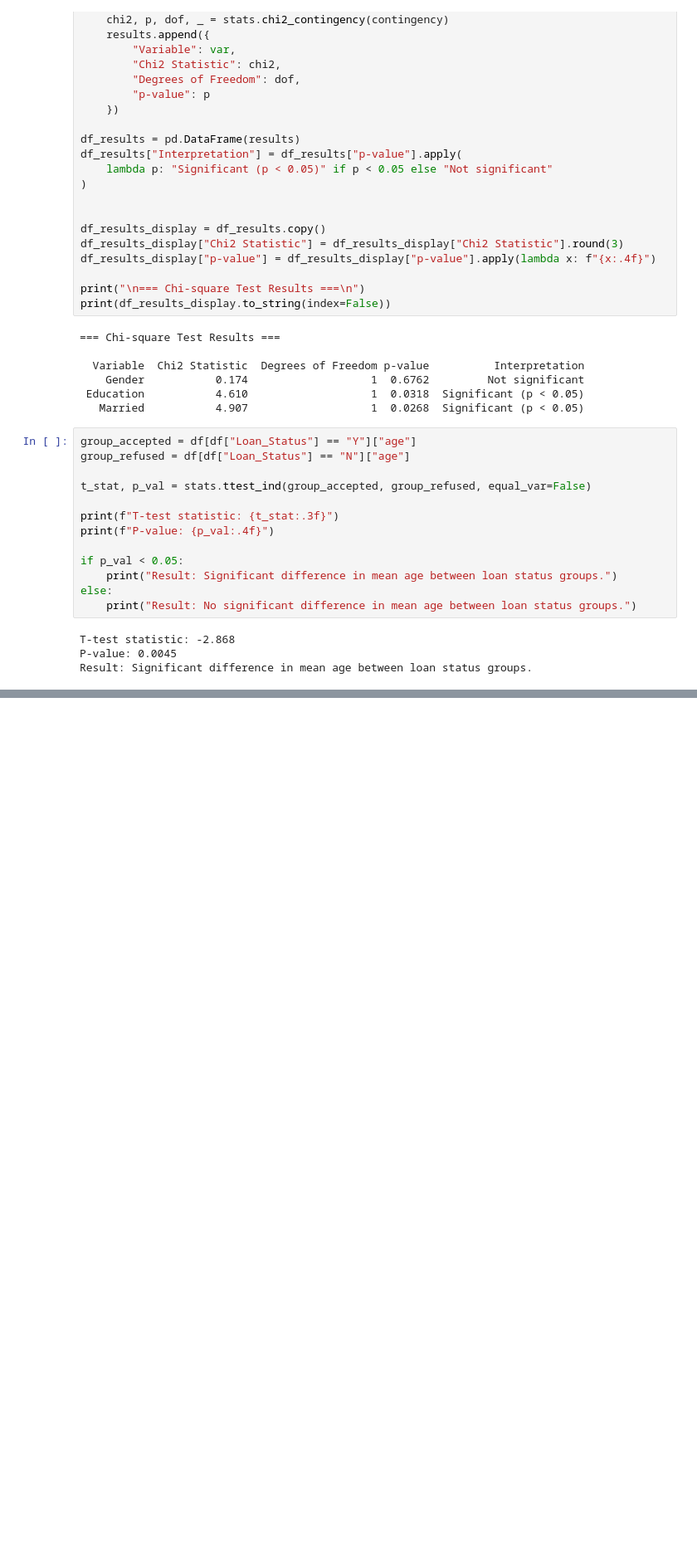
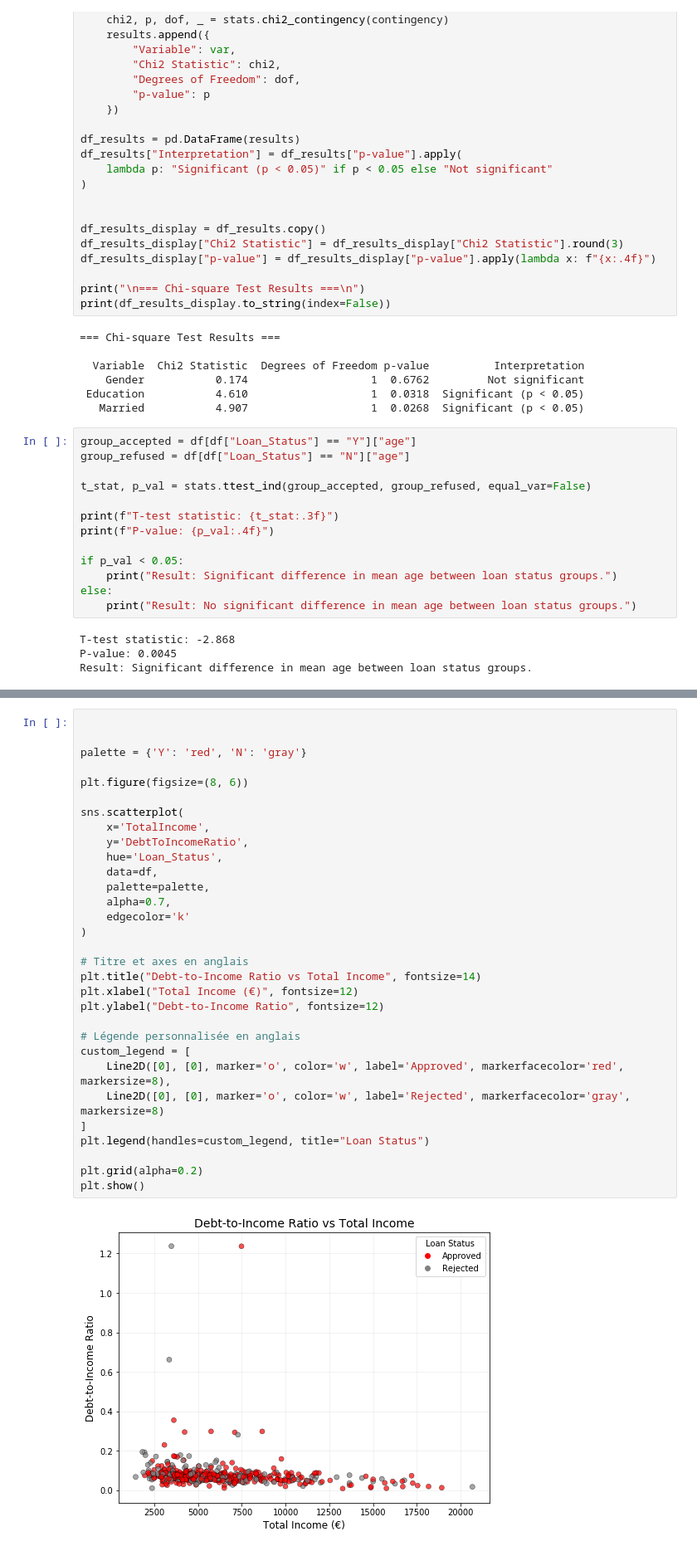
Before and after one commit to hana2808/Loan_Project, a Jupyter notebook: 3_KPI.ipynb, the cells around one changed output, grey strips where cells are left out. Shown: that part at 83% size. Drawn from its saved outputs; the diff is of its cells as text; blank space fills up the shorter version.

```diff
--- a/3_KPI.ipynb
+++ b/3_KPI.ipynb
@@ -115,0 +106,33 @@ Result: Significant difference in mean age between loan status groups.
+# %%
+
+
+palette = {'Y': 'red', 'N': 'gray'}
+
+plt.figure(figsize=(8, 6))
+
+sns.scatterplot(
+    x='TotalIncome',
+    y='DebtToIncomeRatio',
+    hue='Loan_Status',
+    data=df,
+    palette=palette,
+    alpha=0.7,
+    edgecolor='k'
+)
+
+# Titre et axes en anglais
+plt.title("Debt-to-Income Ratio vs Total Income", fontsize=14)
+plt.xlabel("Total Income (€)", fontsize=12)
+plt.ylabel("Debt-to-Income Ratio", fontsize=12)
+
+# Légende personnalisée en anglais
+custom_legend = [
+    Line2D([0], [0], marker='o', color='w', label='Approved', markerfacecolor='red', markersize=8),
+    Line2D([0], [0], marker='o', color='w', label='Rejected', markerfacecolor='gray', markersize=8)
+]
+plt.legend(handles=custom_legend, title="Loan Status")
+
+plt.grid(alpha=0.2)
+plt.show()
+# %% [output]
+[figure, added]
```
Also changed, not shown: parts of 9 cells of this notebook.
